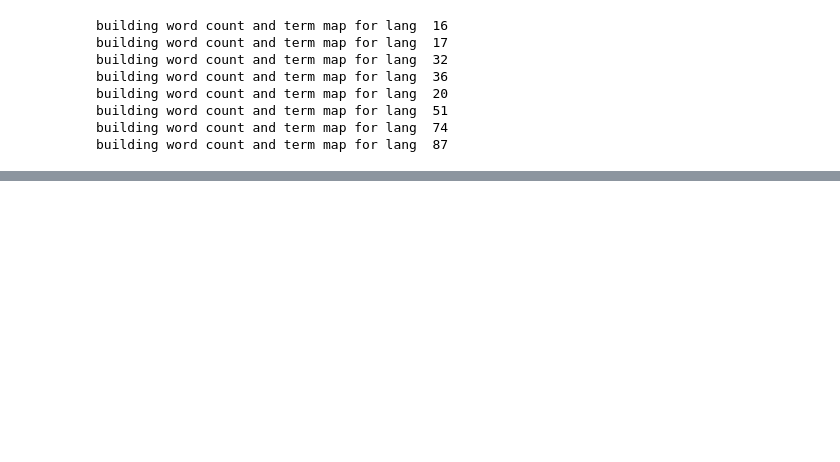
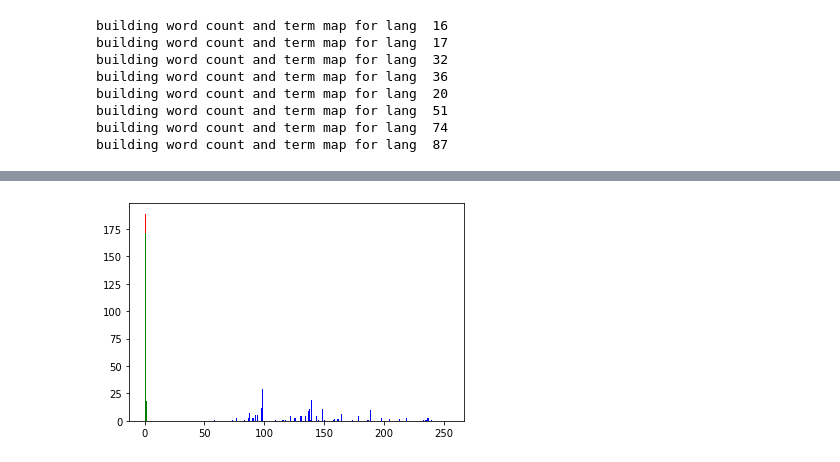
Before and after one commit to rsulli55/wcs-project-696h, a Jupyter notebook: simple_mle.ipynb, the cells around one changed output, grey strips where cells are left out. Cells and saved outputs as stored; diff of their text form; code cells hidden in the pictures; blank space fills up the shorter version.

Commit message:
Initial state for MCMC and pots model for a grid sampling

```diff
--- a/simple_mle.ipynb
+++ b/simple_mle.ipynb
@@ -216,9 +217,10 @@ def bct_heatmaps(language, word_count, bcts):
 # %%
 langs = [16, 17, 32, 36, 20, 51, 74, 87]
-# langs = [17]
+langs = [17]
 for lang in langs:
     print('Making grid and heatmaps for lang ', lang)
     mles, bcts, num_bcts = build_simple_mle(word_counts[lang], term_maps[lang])
-    simple_mle_grid(mles, lang)
-    bct_heatmaps(lang, word_counts[lang], bcts)
+    print(mles)
+#     simple_mle_grid(mles, lang)
+#     bct_heatmaps(lang, word_counts[lang], bcts)
 # %% [output]
@@ -261,0 +234,3 @@ all_langs_num_BCTs(word_counts)
+# %%
+for i,j in enumerate(bcts):
+    print(i,j)
@@ -261,0 +255,21 @@ all_langs_num_BCTs(word_counts)
+# %%
+colors = np.load('color.npy')
+colors = colors.astype(int)
+from matplotlib.colors import rgb_to_hsv
+colors = rgb_to_hsv(colors)
+# img = cv2.cvtColor(colors, cv2.COLOR_BGR2HSV)
+red = []
+green = []
+blue = []
+term = 9
+for i in range(word_counts[lang][bcts[term][0]-1,:].shape[0]):
+    for j in range(word_counts[lang][bcts[term][0]-1,i]):
+        red.append(colors[ord(chipnum_to_wcsgrid[i+1][0])-ord('A'),chipnum_to_wcsgrid[i+1][1],0])
+        green.append(colors[ord(chipnum_to_wcsgrid[i+1][0])-ord('A'),chipnum_to_wcsgrid[i+1][1],1])
+        blue.append(colors[ord(chipnum_to_wcsgrid[i+1][0])-ord('A'),chipnum_to_wcsgrid[i+1][1],2])
+# %%
+_ = plt.hist(red, bins=np.arange(255), color = 'red')  # arguments are passed to np.histogram
+_ = plt.hist(green, bins=np.arange(255), color = 'green')  # arguments are passed to np.histogram
+_ = plt.hist(blue, bins=np.arange(255), color = 'blue')  # arguments are passed to np.histogram
+# %% [output]
+[figure, added]
```
Also changed, not shown: parts of 16 cells of this notebook.
